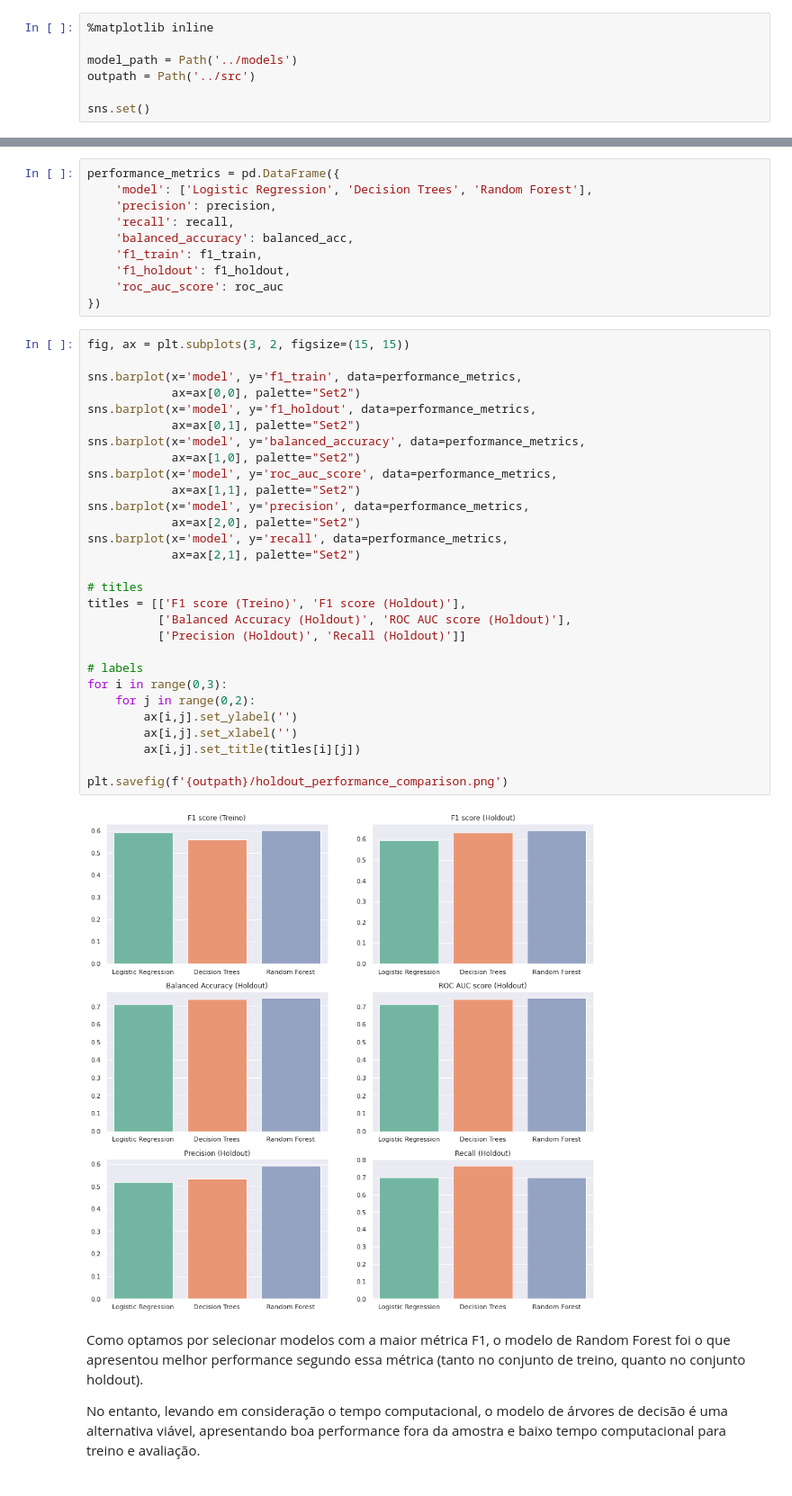
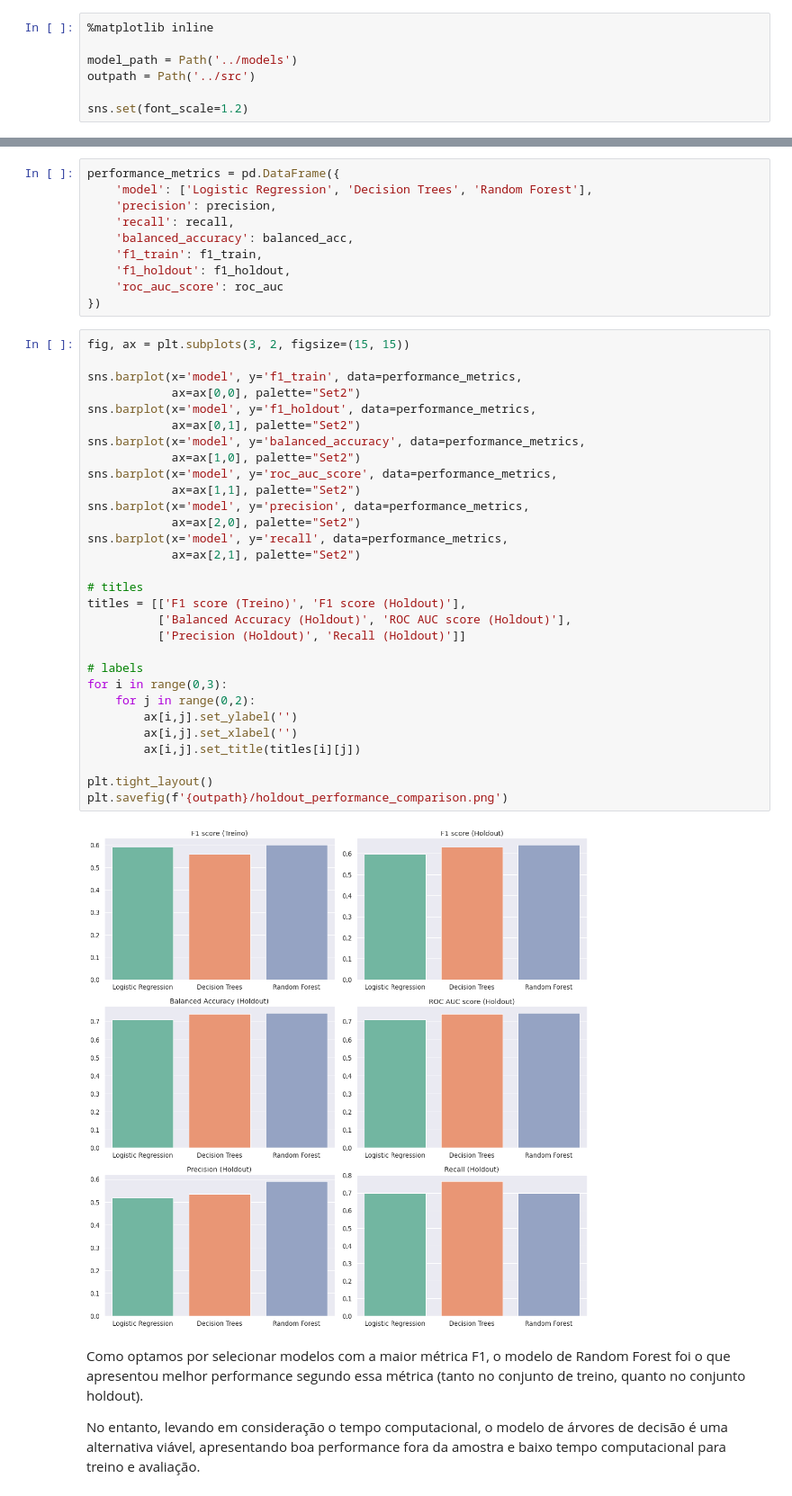
Before and after one commit to Franklin-oliveira/statlog_credit_risk, a Jupyter notebook: notebooks/03_model_comparison.ipynb, the cells around one changed output, grey strips where cells are left out. Shown at 90% size. Saved outputs shown, nothing was run; the diff lists cells and outputs as text.

```diff
--- a/notebooks/03_model_comparison.ipynb
+++ b/notebooks/03_model_comparison.ipynb
@@ -17,7 +17,7 @@ from datetime import datetime
 model_path = Path('../models')
 outpath = Path('../src')
 
-sns.set()
+sns.set(font_scale=1.2)
 # %% [markdown]
 ## Importando métricas
 # %%
@@ -96,34 +99,35 @@ performance_metrics = pd.DataFrame({
 # %%
 fig, ax = plt.subplots(3, 2, figsize=(15, 15))
 
 sns.barplot(x='model', y='f1_train', data=performance_metrics,
             ax=ax[0,0], palette="Set2")
 sns.barplot(x='model', y='f1_holdout', data=performance_metrics,
             ax=ax[0,1], palette="Set2")
 sns.barplot(x='model', y='balanced_accuracy', data=performance_metrics,
             ax=ax[1,0], palette="Set2")
 sns.barplot(x='model', y='roc_auc_score', data=performance_metrics,
             ax=ax[1,1], palette="Set2")
 sns.barplot(x='model', y='precision', data=performance_metrics,
             ax=ax[2,0], palette="Set2")
 sns.barplot(x='model', y='recall', data=performance_metrics,
             ax=ax[2,1], palette="Set2")
 
 # titles
 titles = [['F1 score (Treino)', 'F1 score (Holdout)'],
           ['Balanced Accuracy (Holdout)', 'ROC AUC score (Holdout)'],
           ['Precision (Holdout)', 'Recall (Holdout)']]
 
 # labels
 for i in range(0,3):
     for j in range(0,2):
         ax[i,j].set_ylabel('')
         ax[i,j].set_xlabel('')
         ax[i,j].set_title(titles[i][j])
 
+plt.tight_layout()
 plt.savefig(f'{outpath}/holdout_performance_comparison.png')
 # %% [output]
-[figure, old version]
+[figure, new version]
 # %% [markdown]
 Como optamos por selecionar modelos com a maior métrica F1, o modelo de Random Forest foi o que apresentou melhor performance segundo essa métrica (tanto no conjunto de treino, quanto no conjunto holdout).
 
```
Also changed, not shown: parts of 1 cell of this notebook, 2 other files.
